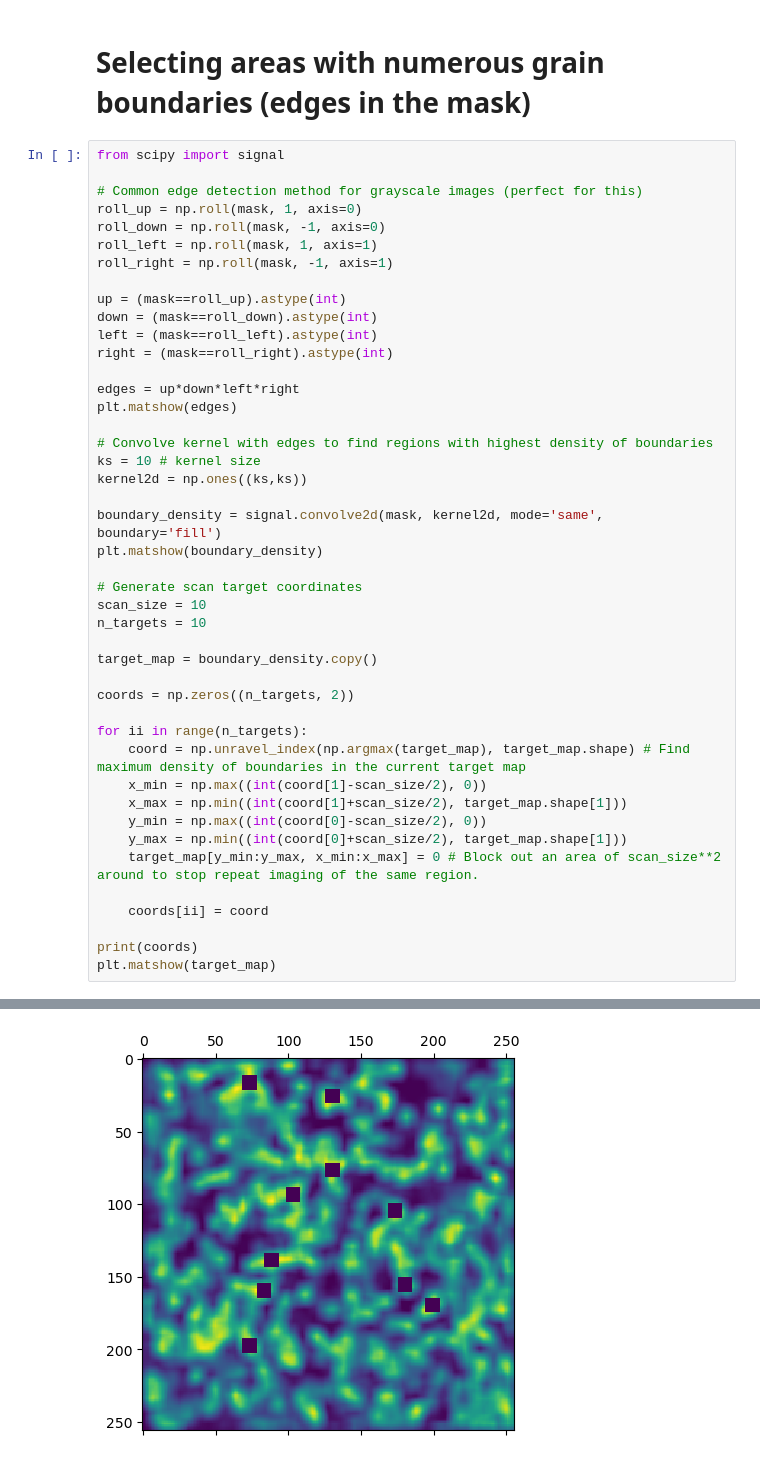
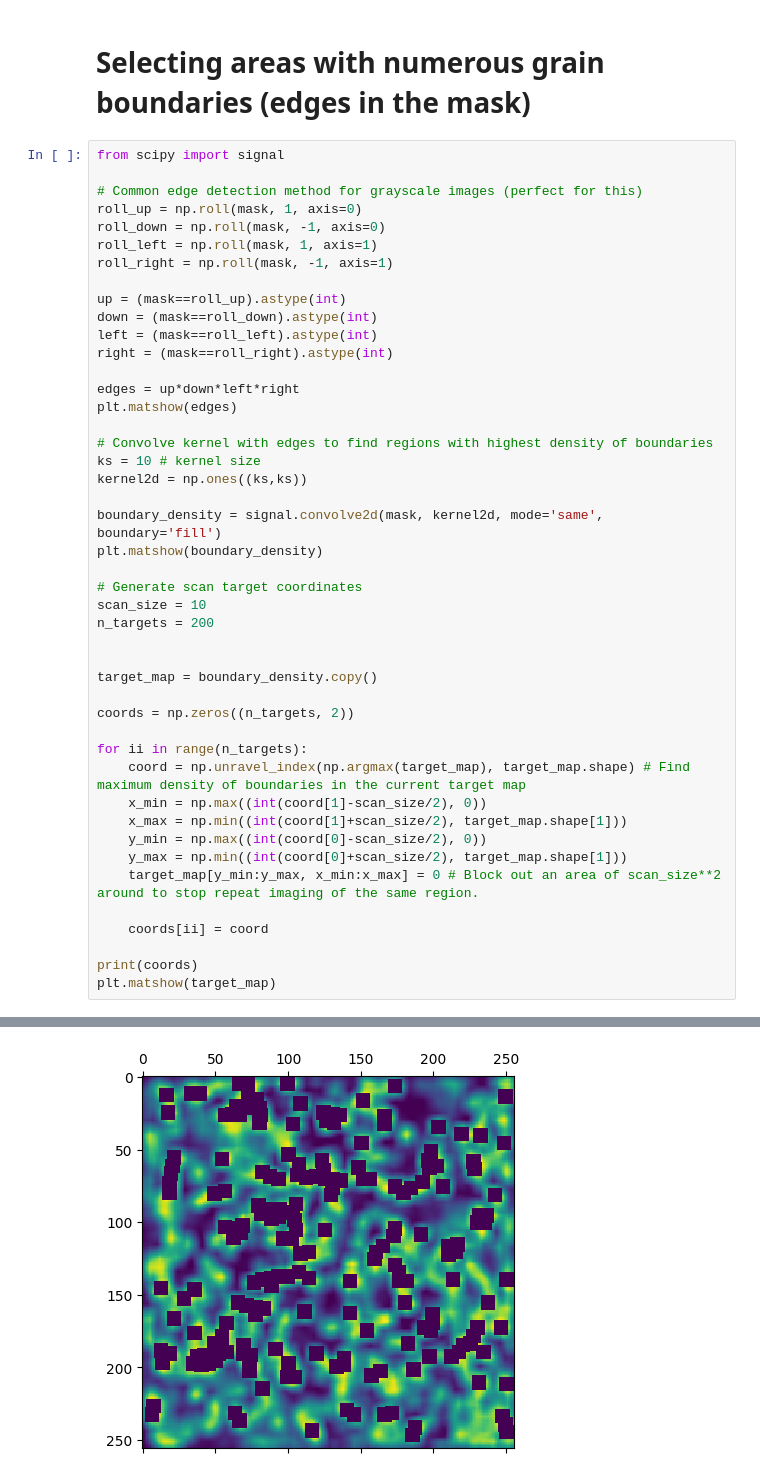
Before and after one commit to pmiam/team-10, a Jupyter notebook: Cellsem_segmentation.ipynb, the cells around one changed output, grey strips where cells are left out. Cells and saved outputs as stored; diff of their text form.

```diff
--- a/Cellsem_segmentation.ipynb
+++ b/Cellsem_segmentation.ipynb
@@ -166,7 +224,8 @@ plt.matshow(boundary_density)
 
 # Generate scan target coordinates
 scan_size = 10
-n_targets = 10
+n_targets = 200
+
 
 target_map = boundary_density.copy()
 
@@ -198,4 +264,4 @@ plt.matshow(target_map)
 <matplotlib.image.AxesImage at 0x...>
 [figure]
 [figure]
-[figure, old version]
+[figure, new version]
```
Also changed, not shown: parts of 21 cells of this notebook, 1 other file.
